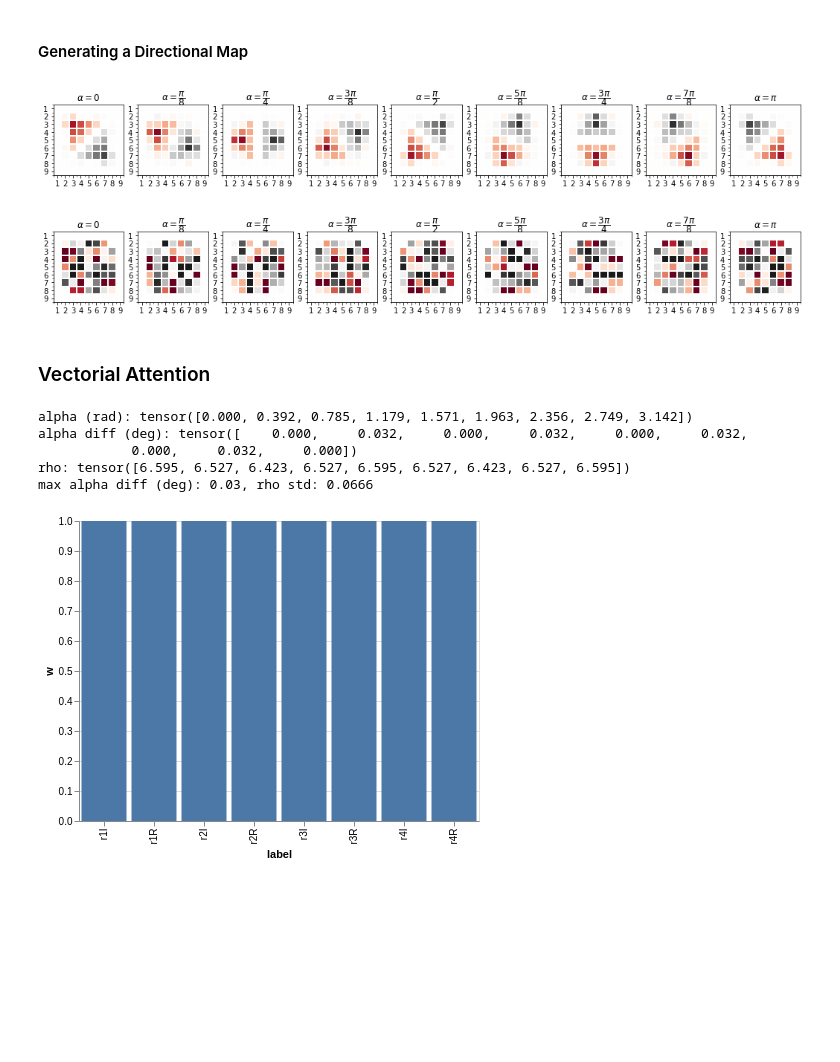
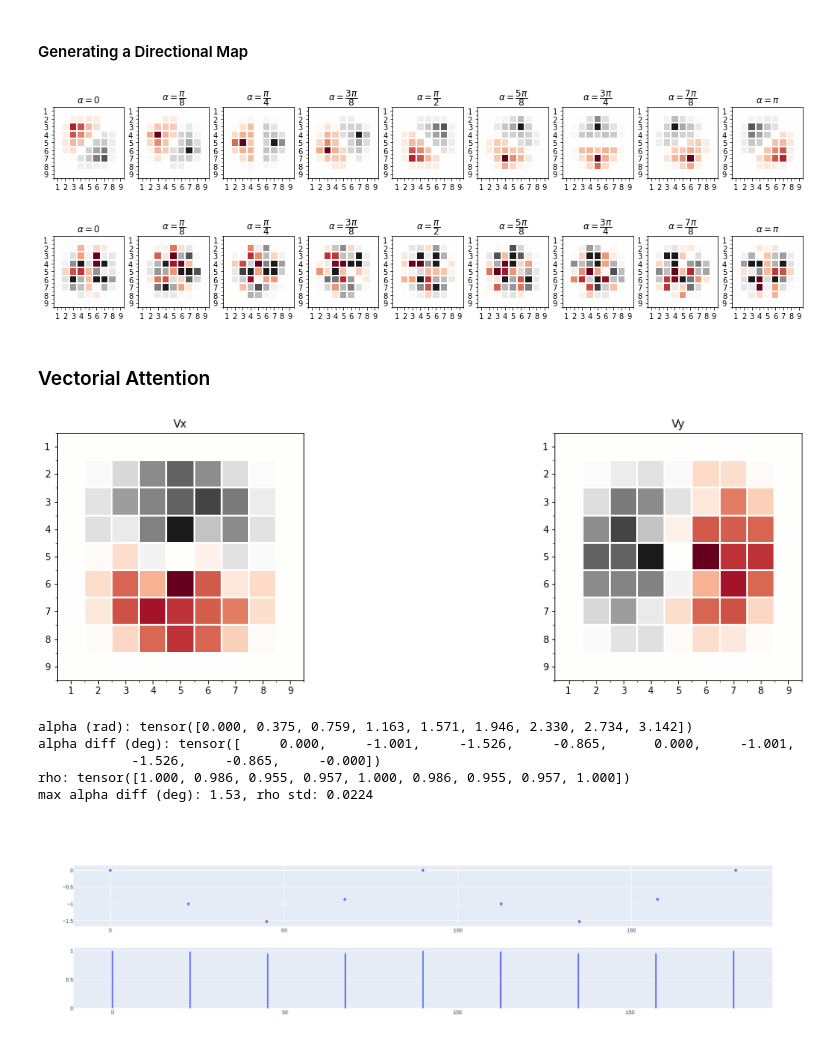
Before and after one commit to gabriel-lepetitaimon/steered-fcnn, a Jupyter notebook: notebooks/ImplementationCheck/OrientationAttention.ipynb, the cells around one changed output. Drawn from its saved outputs; the diff is of its cells as text; code cells hidden in the pictures; blank space fills up the shorter version.

```diff
--- a/notebooks/ImplementationCheck/OrientationAttention.ipynb
+++ b/notebooks/ImplementationCheck/OrientationAttention.ipynb
@@ -24,11 +26,18 @@ from src.trainer import BinaryClassifierNet
 # %%
 torch.set_printoptions(precision=3, sci_mode=False)
+# %%
+def as_angle(alpha, modulo=2*np.pi, symetric=True):
+    alpha = alpha%modulo
+    half_mod = modulo/2
+    if symetric:
+        alpha[alpha>half_mod] -= modulo
+    return alpha
 # %% [markdown]
 ## Orientation Detection
 # %% [markdown]
 #### Generating a Directional Map
 # %%
-base = SteerableKernelBase.from_steerable(4, oversample=4)
+base = SteerableKernelBase.create_radial(5, oversample=4)
 # %%
 x = torch.linspace(-2,2,5)
 x,y = torch.meshgrid(x,x)
@@ -54,43 +63,70 @@ for i in range(N+1):
     rotations_label += [repr_pi_fraction(i,N)]
 diamond_rot = torch.stack(diamond_rot)
 # %% [output]
-[figure, old version]
+[figure, new version]
 # %%
-Wnoise = torch.randn(W.shape)
+Wnoise = torch.randn((50,1,base.base.shape[0]))
+
+def select_harmonic(w, har):
+    if isinstance(har, int):
+        har = (har,)
+    for i in range(base.K):
+        if i not in har:
+            w[..., base.idx_real(k=i)] = 0
+            w[..., base.idx_imag(k=i)] = 0
+
+select_harmonic(w, (1))
 
 fig, axs = plt.subplots(1,N+1)
 noise_rot = []
 for i in range(N+1):
-    r = base.conv2d(I,Wnoise, alpha=alphas[i])[0,0]
-    plot_filter(r, plot=axs[i], vmax=1)
+    r = base.conv2d(I,Wnoise, alpha=alphas[i])[0]
+    plot_filter(r[0], plot=axs[i], vmax=1)
     axs[i].set_title(f'$\\alpha = {repr_pi_fraction(i,N)}$')
     noise_rot += [r]
 noise_rot = torch.stack(noise_rot)
 # %% [output]
-[figure, old version]
+[figure, new version]
 # %% [markdown]
 ### Vectorial Attention
 # %%
-ortho_base = OrthoKernelBase.from_steerable(4, oversample=100)
+ortho_base = OrthoKernelBase.create_radial(5, oversample=100)
+VANILLA = False
+w = torch.ones((1,1,ortho_base.K*2)) if VANILLA else ortho_base.init_weights(1,1)
+
+#k = 5
+#w = torch.Tensor([[[0]*k+[1]+[0]*(8-k-1)]])
+
+r = ortho_base.ortho_conv2d(I, w).squeeze()
+fig, axs = plt.subplots(1,2)
+for i, ax in enumerate(axs):
+    plot_filter(r[i], plot=ax)
+    axs[i].set_title(['Vx', 'Vy'][i])
+# %% [output]
+[figure, added]
 # %%
-w = torch.ones((1,1,8))#ortho_base.create_weights(1,1)
-v = ortho_base.ortho_conv2d(diamond_rot[:,None], w, padding='valid').squeeze()
+v = ortho_base.ortho_conv2d(diamond_rot[:,None], w, padding='valid')[...,0,1,1]
 alpha = torch.atan2(v[1], v[0])
 rho = torch.linalg.norm(v, dim=0)
-alpha_diff = abs(((alpha-alpha[0])%(2*np.pi))-torch.Tensor(alphas))*180/np.pi
+alpha_diff = as_angle(alpha-alpha[0,None]-torch.Tensor(alphas))*180/np.pi
+rho_ratio = rho/(rho[0,None]+1e-8)
 
-print('alpha (rad):', (alpha-alpha[0])%(2*np.pi))
+
+print('alpha (rad):', (alpha-alpha[0,None])%(2*np.pi))
 print('alpha diff (deg):', alpha_diff)
-print('rho:', rho)
+print('rho:', rho_ratio)
+print(f'max alpha diff (deg): {abs(alpha_diff).max():.2f}, rho std: {rho.std():.4f}')
 
-print(f'max alpha diff (deg): {alpha_diff.max():.2f}, rho std: {rho.std():.4f}')
-weights = pd.DataFrame(data=dict(w=w[0,0], label=ortho_base.kernels_label))
-alt.Chart(weights).mark_bar().encode(x='label:N', y='w:Q')
+fig = make_subplots(2)
+fig.add_trace(px.scatter(x=alphas*180/np.pi, y=alpha_diff).data[0], row=1, col=1)
+fig.add_trace(px.bar(x=alphas*180/np.pi, y=rho_ratio).data[0], row=2, col=1)
+fig.update_layout(height=500)
+fig.update_traces(row=2, width=0.5)
 # %% [output]
-alpha (rad): tensor([0.000, 0.392, 0.785, 1.179, 1.571, 1.963, 2.356, 2.749, 3.142])
-alpha diff (deg): tensor([    0.000,     0.032,     0.000,     0.032,     0.000,     0.032,
-            0.000,     0.032,     0.000])
-rho: tensor([6.595, 6.527, 6.423, 6.527, 6.595, 6.527, 6.423, 6.527, 6.595])
-max alpha diff (deg): 0.03, rho std: 0.0666
+alpha (rad): tensor([0.000, 0.375, 0.759, 1.163, 1.571, 1.946, 2.330, 2.734, 3.142])
+alpha diff (deg): tensor([     0.000,     -1.001,     -1.526,     -0.865,      0.000,     -1.001,
+            -1.526,     -0.865,     -0.000])
+rho: tensor([1.000, 0.986, 0.955, 0.957, 1.000, 0.986, 0.955, 0.957, 1.000])
+max alpha diff (deg): 1.53, rho std: 0.0224
-[figure, old version]
+[figure, new version]
 # %%
```
Also changed, not shown: parts of 4 cells of this notebook, 3 other files.
